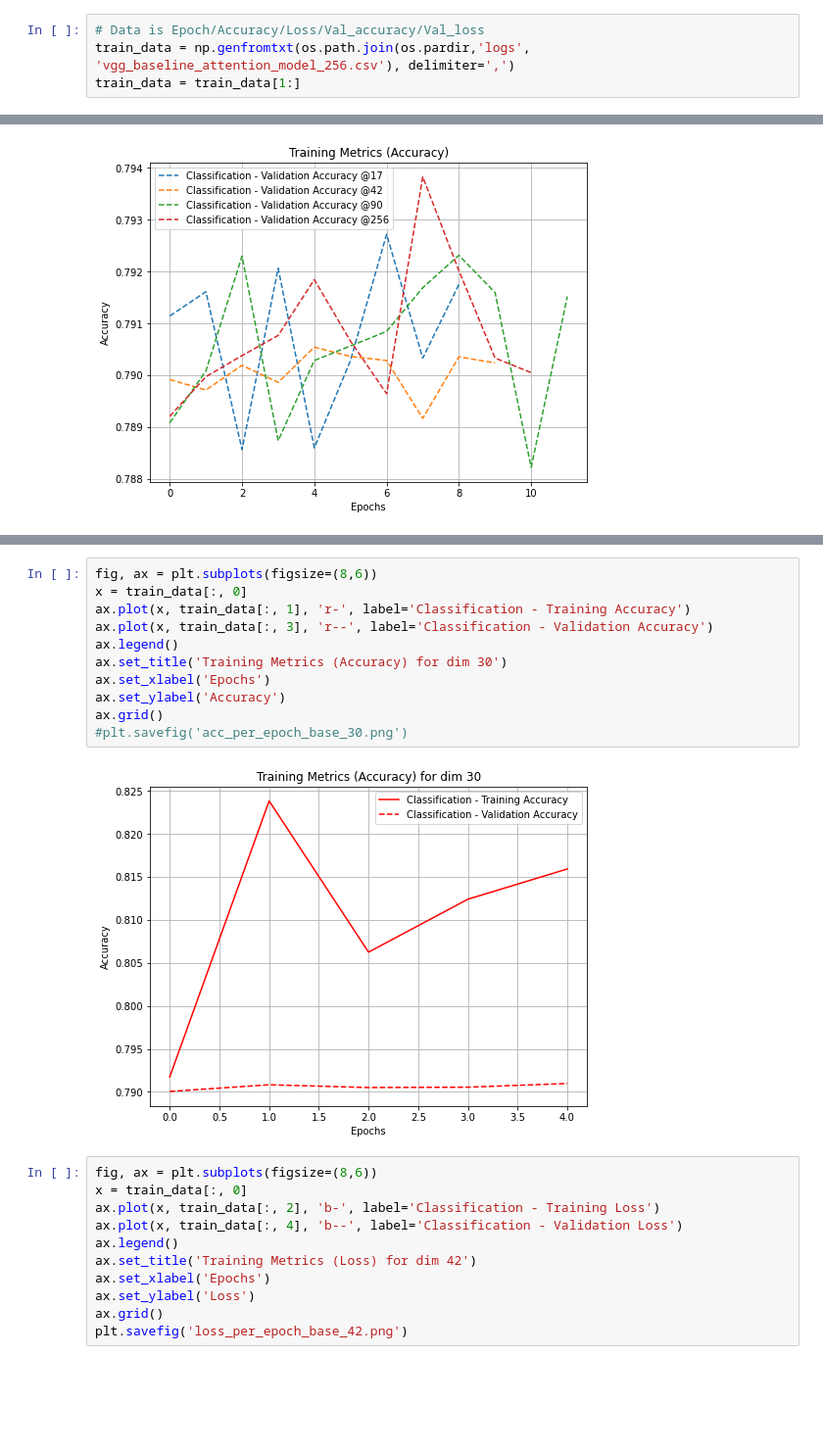
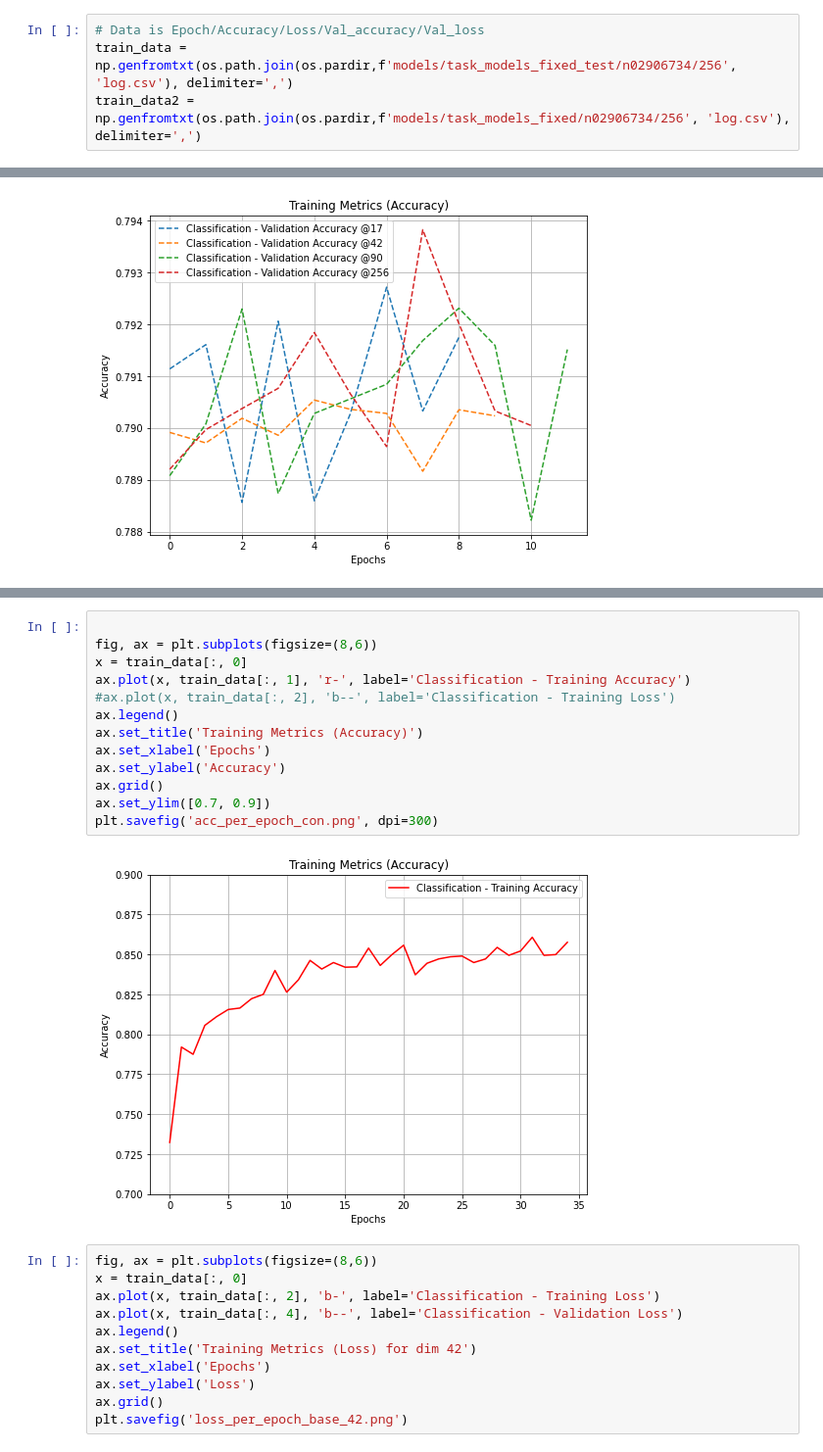
Before and after one commit to mazabdul7/msc_attention_project, a Jupyter notebook: plots/plot.ipynb, the cells around one changed output, grey strips where cells are left out. Shown: that part at 98% size. Saved outputs shown, nothing was run; the diff lists cells and outputs as text; blank space fills up the shorter version.

```diff
--- a/plots/plot.ipynb
+++ b/plots/plot.ipynb
@@ -4,8 +4,8 @@ import numpy as np
 import os
 # %%
 # Data is Epoch/Accuracy/Loss/Val_accuracy/Val_loss
-train_data = np.genfromtxt(os.path.join(os.pardir,'logs', 'vgg_baseline_attention_model_256.csv'), delimiter=',')
-train_data = train_data[1:]
+train_data = np.genfromtxt(os.path.join(os.pardir,f'models/task_models_fixed_test/n02906734/256', 'log.csv'), delimiter=',')
+train_data2 = np.genfromtxt(os.path.join(os.pardir,f'models/task_models_fixed/n02906734/256', 'log.csv'), delimiter=',')
 # %%
 # Data is Epoch/Accuracy/Loss/Val_accuracy/Val_loss
 res = {}
@@ -41,16 +55,18 @@ ax.grid()
 # %%
+
 fig, ax = plt.subplots(figsize=(8,6))
 x = train_data[:, 0]
 ax.plot(x, train_data[:, 1], 'r-', label='Classification - Training Accuracy')
-ax.plot(x, train_data[:, 3], 'r--', label='Classification - Validation Accuracy')
+#ax.plot(x, train_data[:, 2], 'b--', label='Classification - Training Loss')
 ax.legend()
-ax.set_title('Training Metrics (Accuracy) for dim 30')
+ax.set_title('Training Metrics (Accuracy)')
 ax.set_xlabel('Epochs')
 ax.set_ylabel('Accuracy')
 ax.grid()
-#plt.savefig('acc_per_epoch_base_30.png')
+ax.set_ylim([0.7, 0.9])
+plt.savefig('acc_per_epoch_con.png', dpi=300)
 # %% [output]
-[figure, old version]
+[figure, new version]
 # %%
 fig, ax = plt.subplots(figsize=(8,6))
 x = train_data[:, 0]
```
Also changed, not shown: parts of 1 cell of this notebook, 21 other files.
